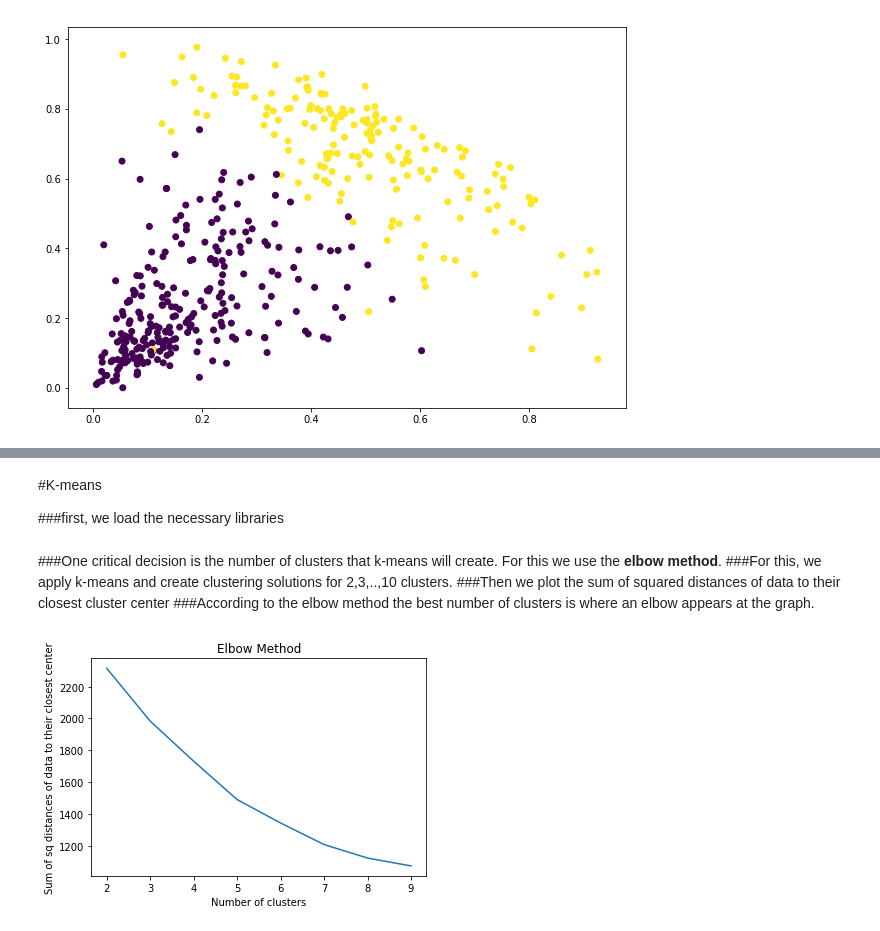
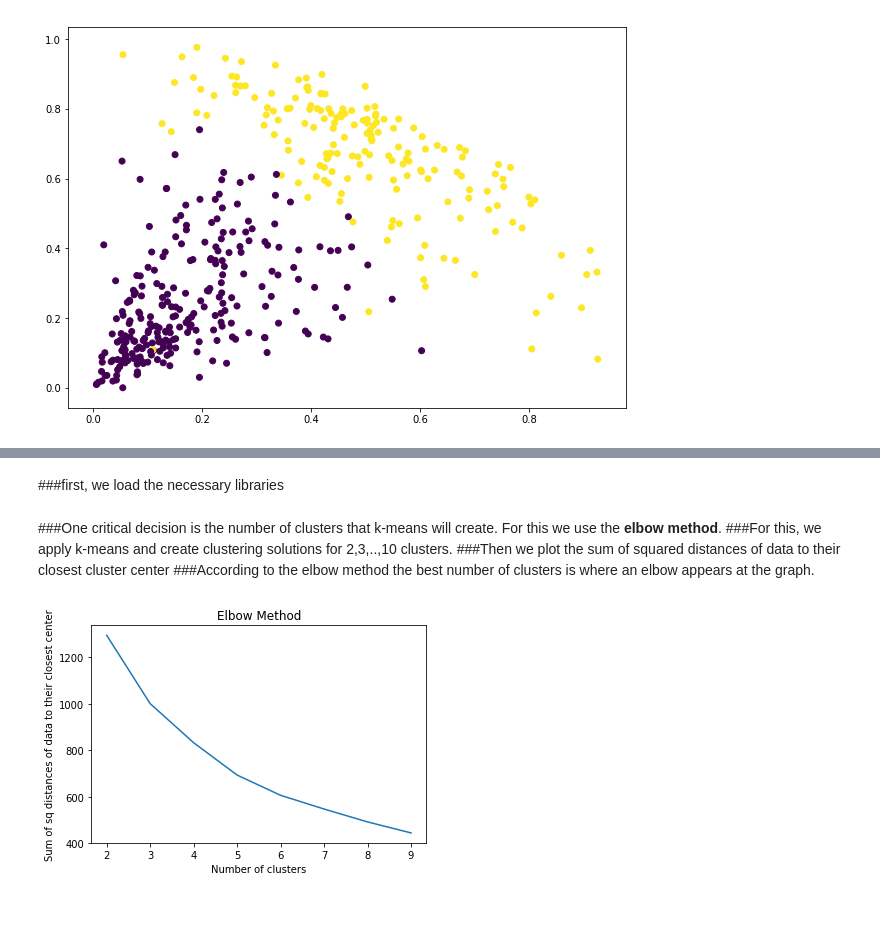
Before and after one commit to dpanagop/ML_and_AI_examples, a Jupyter notebook: Customer_segmentation.ipynb, the cells around one changed output, grey strips where cells are left out. Saved outputs shown, nothing was run; the diff lists cells and outputs as text; code cells hidden in the pictures.

```diff
--- a/Customer_segmentation.ipynb
+++ b/Customer_segmentation.ipynb
@@ -150,6 +166,7 @@ plt.scatter(data_scaled['Milk'], data_scaled['Grocery'], c=cluster.labels_)
+# %%
+#Exclude Region, Chanel, Groceries and Detergen_Paer variables from df dataframe
+df2=df.iloc[:,[2,3,5,7]]
 # %% [markdown]
-#K-means
-
 ###first, we load the necessary libraries
 # %%
 from sklearn.cluster import KMeans
@@ -161,13 +178,13 @@ from sklearn.cluster import KMeans
 # %%
 wcss = []
 for i in range(2, 10):
     kmeans = KMeans(n_clusters=i, init='k-means++', max_iter=300, n_init=10, random_state=0)
-    kmeans.fit(df)
+    kmeans.fit(df2)
     wcss.append(kmeans.inertia_)
 plt.plot(range(2, 10), wcss)
 plt.title('Elbow Method')
 plt.xlabel('Number of clusters')
 plt.ylabel('Sum of sq distances of data to their closest center')
 plt.show()
 # %% [output]
-[figure, old version]
+[figure, new version]
```
Also changed, not shown: parts of 2 cells of this notebook.
